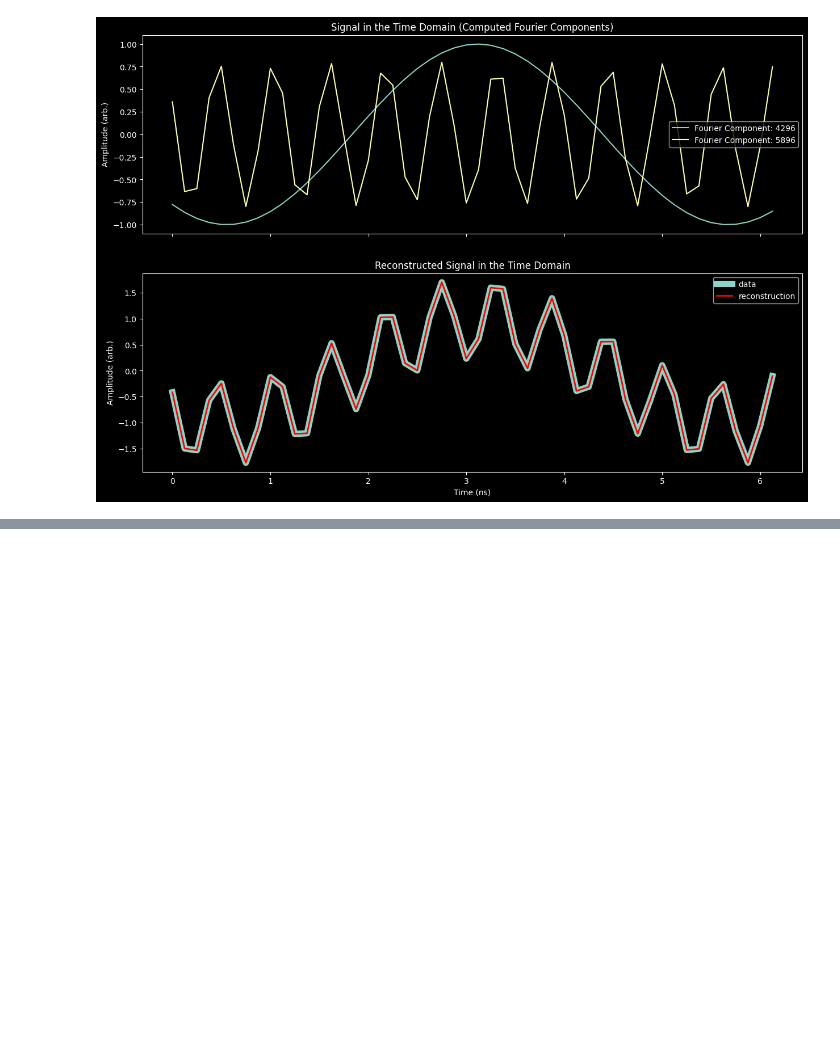
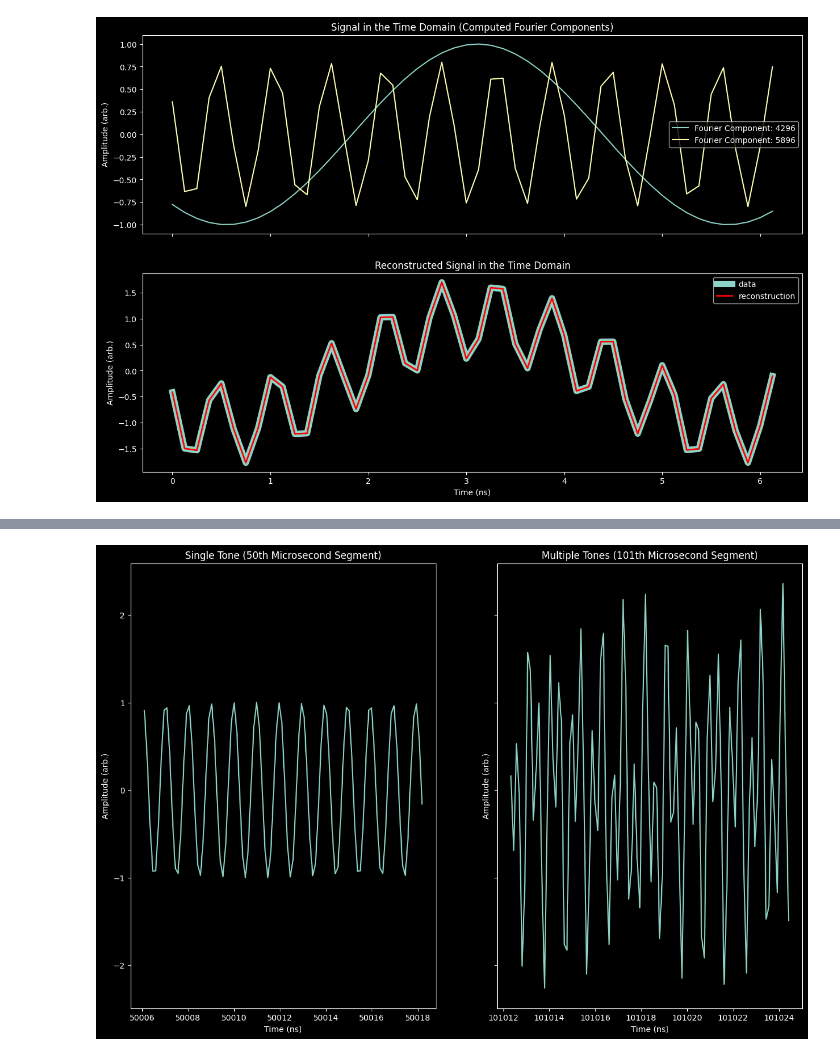
Before and after one commit to JennySmith888/RFAM, a Jupyter notebook: rfam-demo.ipynb, the cells around one changed output, grey strips where cells are left out. Cells and saved outputs as stored; diff of their text form; code cells hidden in the pictures; blank space fills up the shorter version.

```diff
--- a/rfam-demo.ipynb
+++ b/rfam-demo.ipynb
@@ -143,0 +182,26 @@ ax[1].legend(loc='upper right');
+# %%
+# Generate random Phases
+phases = np.random.default_rng(seed=2).uniform(-np.pi, np.pi, size=n_tones) # 2^13 random phases (use np.angle range)
+
+# Construct complex vector in Fourier Domain
+fft = buffer[:None] * np.exp(1.j*phases) * n_tones # Fourier signal
+
+# Compute the time domain representation using IFFT
+data = np.fft.ifft(fft)
+# %%
+fig, ax = plt.subplots(1,2,figsize=(15,10), sharey=True)
+t_arr_tot = np.reshape(1e3*np.arange(8192*time)/8191, shape=(time,8192)) # 8192 points every 1 microsecond
+m_sec1 = 50 # Look at 50th microsecond
+m_sec2 = 101 # Look at 101st microsecond
+
+ax[0].set_title(f'Single Tone ({m_sec1}th Microsecond Segment)')
+ax[0].set_ylabel('Amplitude (arb.)')
+ax[0].set_xlabel('Time (ns)')
+ax[0].plot(t_arr_tot[m_sec1,0:100], np.real(data[m_sec1,0:100]))
+ax[1].set_title(f'Multiple Tones ({m_sec2}th Microsecond Segment)')
+ax[1].set_xlabel('Time (ns)')
+ax[1].set_ylabel('Amplitude (arb.)')
+ax[1].plot(t_arr_tot[m_sec2,0:100], np.real(data[m_sec2,0:100]))
+ax[1].ticklabel_format(useOffset=False)
+# %% [output]
+[figure, added]
```
Also changed, not shown: parts of 9 cells of this notebook.
